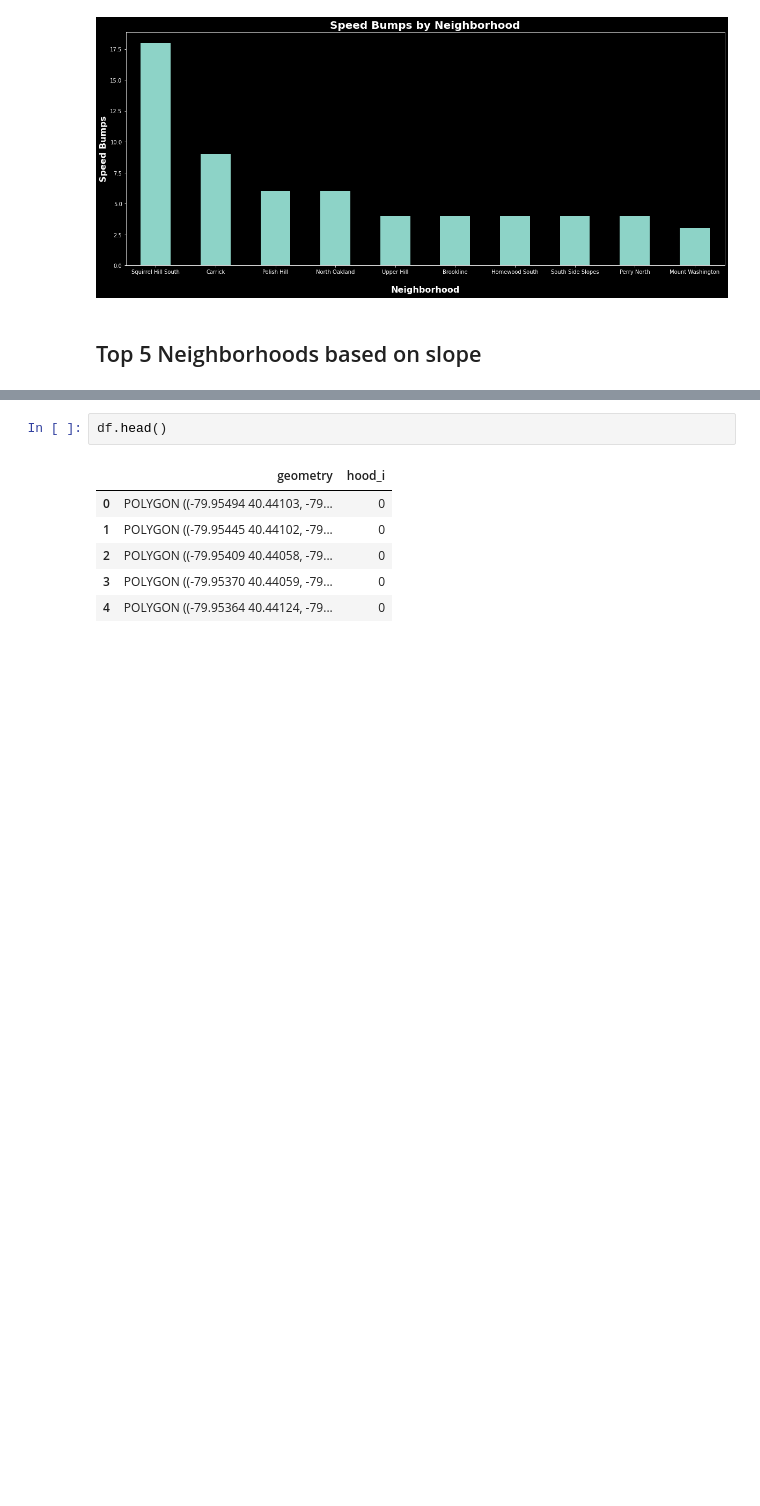
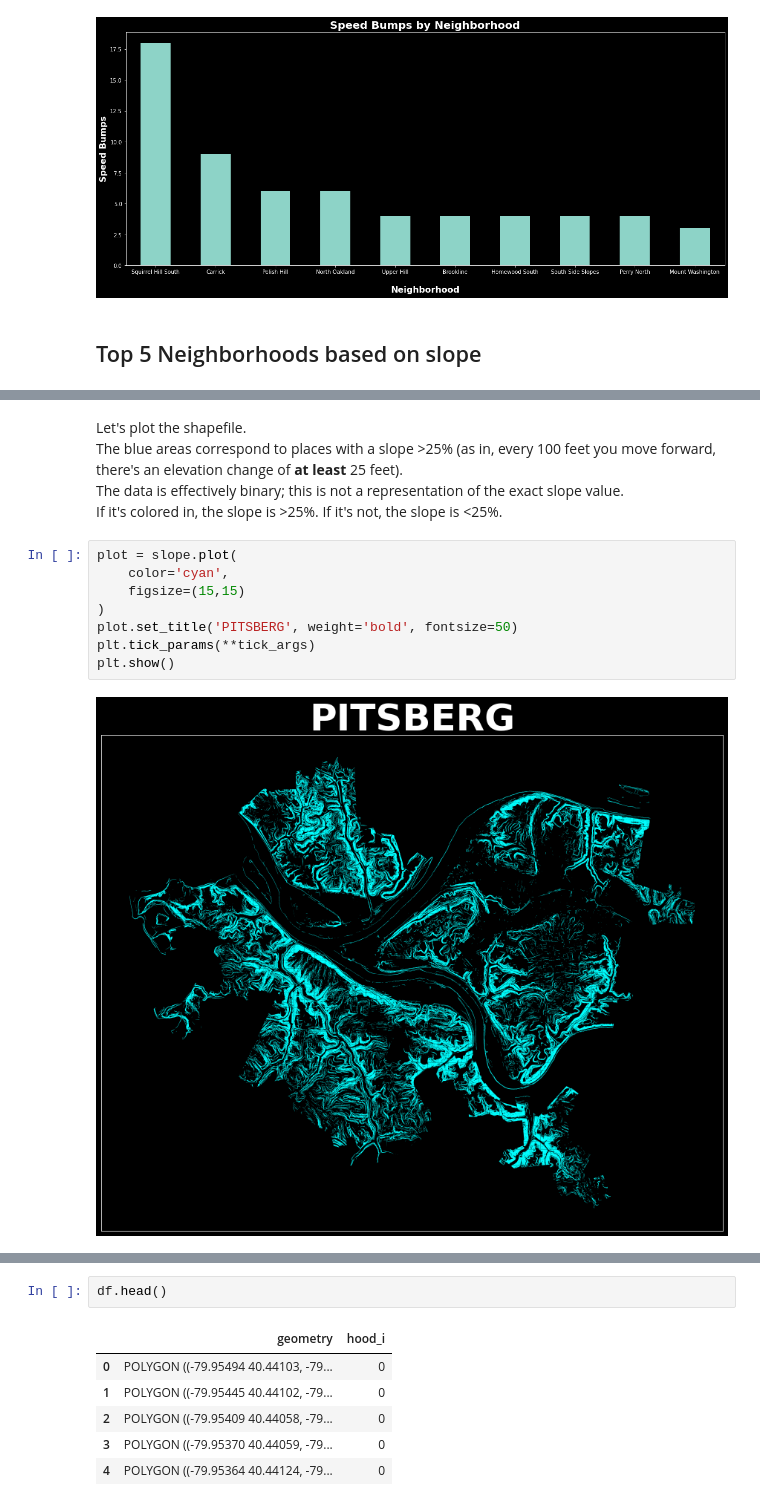
Before and after one commit to OWurst/cs0010-final-proj, a Jupyter notebook: Best_Neighborhood.ipynb, the cells around one changed output, grey strips where cells are left out. Saved outputs shown, nothing was run; the diff lists cells and outputs as text; blank space fills up the shorter version.

```diff
--- a/Best_Neighborhood.ipynb
+++ b/Best_Neighborhood.ipynb
@@ -65,0 +81,15 @@ slope_exploded = slope.explode()
+# %% [markdown]
+Let's plot the shapefile.
+The blue areas correspond to places with a slope >25% (as in, every 100 feet you move forward, there's an elevation change of **at least** 25 feet).
+The data is effectively binary; this is not a representation of the exact slope value.
+If it's colored in, the slope is >25%. If it's not, the slope is <25%.
+# %%
+plot = slope.plot(
+    color='cyan',
+    figsize=(15,15)
+)
+plot.set_title('PITSBERG', weight='bold', fontsize=50)
+plt.tick_params(**tick_args)
+plt.show()
+# %% [output]
+[figure, added]
```
Also changed, not shown: parts of 32 cells of this notebook.
